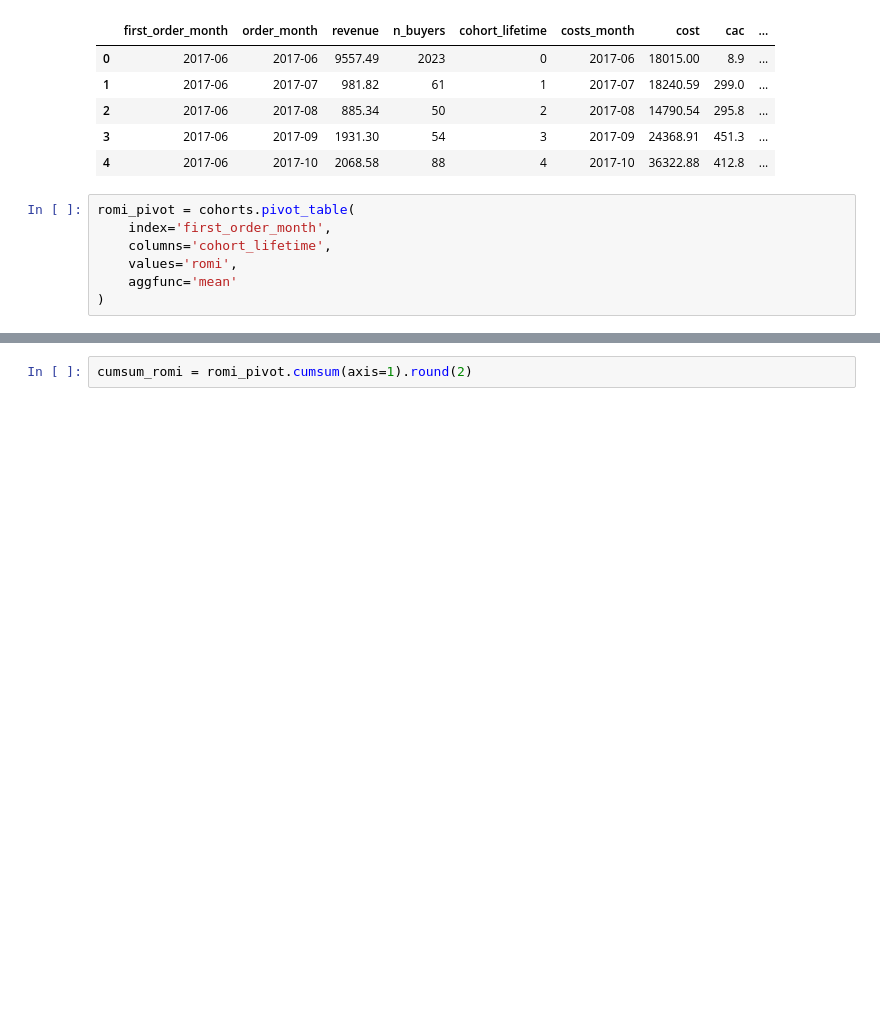
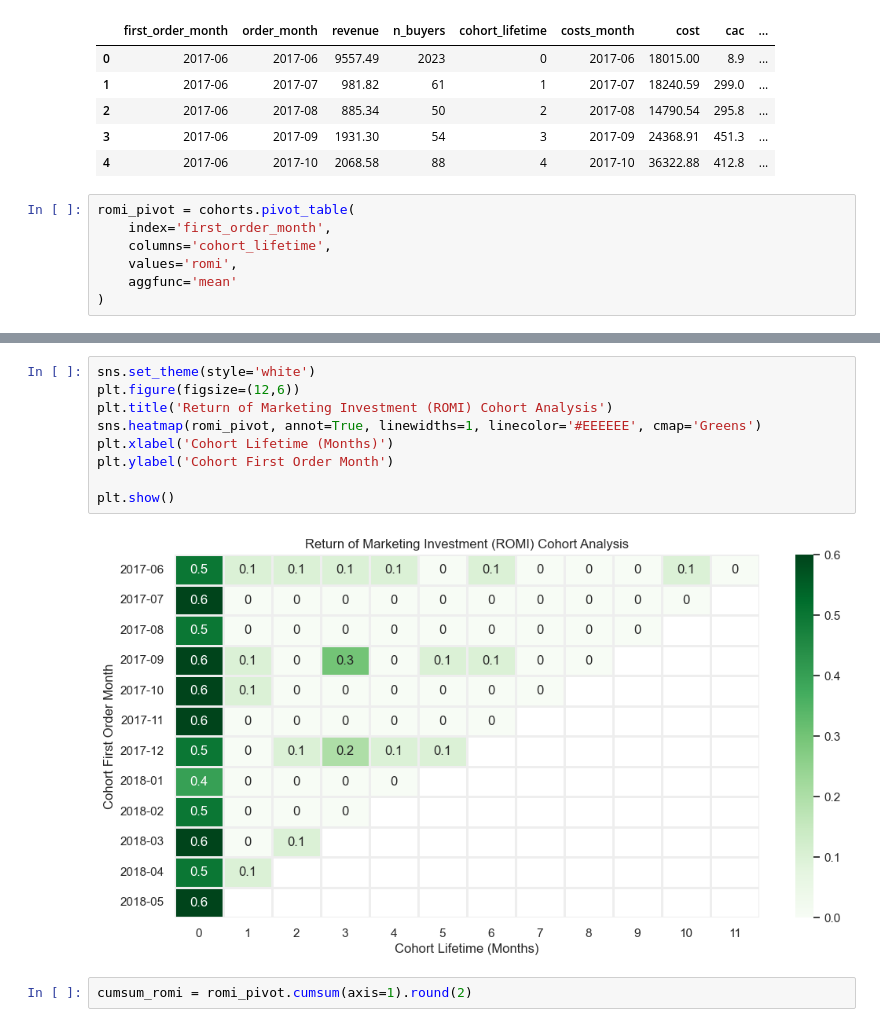
Before and after one commit to Mourinha21/Sprint-8, a Jupyter notebook: notebooks/notebook.ipynb, the cells around one changed output, grey strips where cells are left out. Cells and saved outputs as stored; diff of their text form; blank space fills up the shorter version.

```diff
--- a/notebooks/notebook.ipynb
+++ b/notebooks/notebook.ipynb
@@ -1147,3 +1125,14 @@ first_order_month
+# %%
+sns.set_theme(style='white')
+plt.figure(figsize=(12,6))
+plt.title('Return of Marketing Investment (ROMI) Cohort Analysis')
+sns.heatmap(romi_pivot, annot=True, linewidths=1, linecolor='#EEEEEE', cmap='Greens')
+plt.xlabel('Cohort Lifetime (Months)')
+plt.ylabel('Cohort First Order Month')
+
+plt.show()
+# %% [output]
+[figure, added]
 # %%
 cumsum_romi = romi_pivot.cumsum(axis=1).round(2)
 # %%
```
Also changed, not shown: parts of 7 cells of this notebook, 1 other file.
